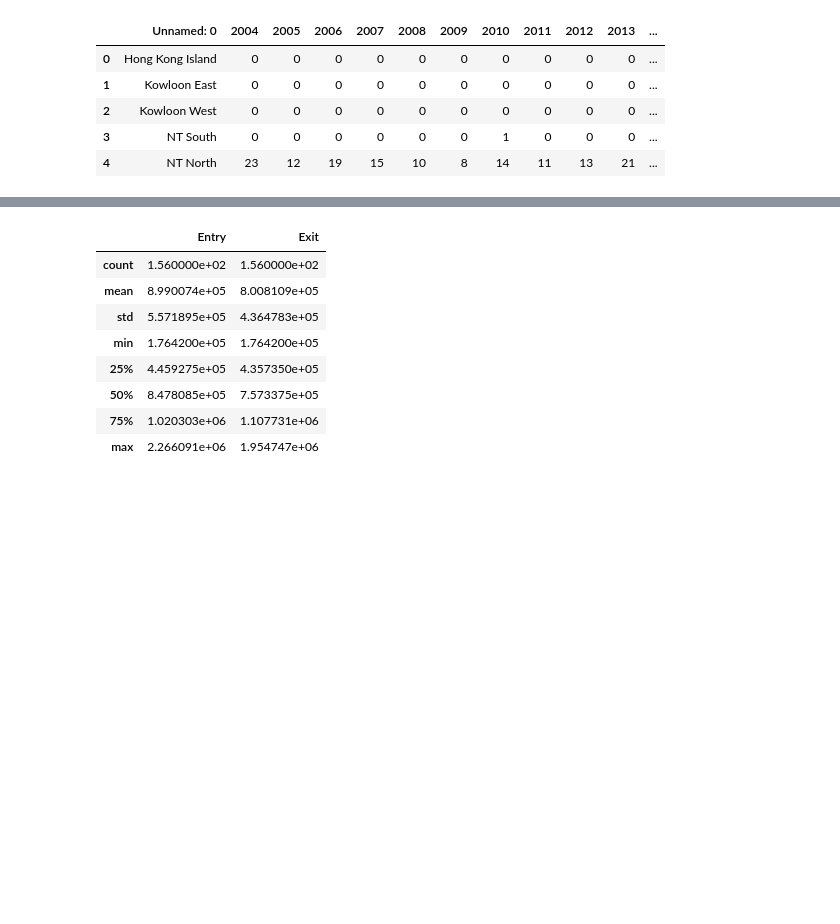
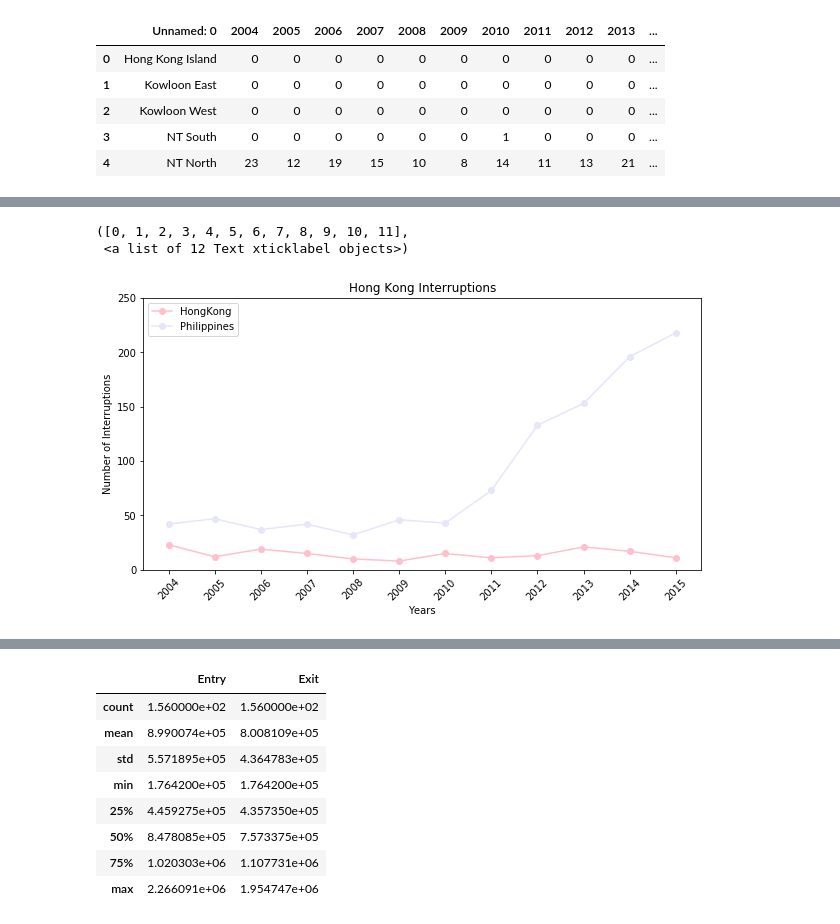
Before and after one commit to kylesantiago/-DATASCI-Final, a Jupyter notebook: [DATASCI] Final.ipynb, the cells around one changed output, grey strips where cells are left out. Drawn from its saved outputs; the diff is of its cells as text; code cells hidden in the pictures; blank space fills up the shorter version.

```diff
--- a/[DATASCI] Final.ipynb
+++ b/[DATASCI] Final.ipynb
@@ -120,0 +175,20 @@ plt.xticks(rotation=45)
+# %%
+fig = plt.figure(figsize=(10, 5))
+
+ax = fig.add_subplot(1,1,1)
+
+ax.plot(tempDFHK.sum(axis = 0, skipna = True), label="HongKong", marker='o',color="pink")
+
+ax.plot(sumPH, label="Philippines", marker='o',color="lavender")
+
+ax.set_ylabel('Number of Interruptions')
+ax.set_xlabel('Years')
+ax.set_title('Hong Kong Interruptions')
+ax.set_ylim(ymin=0,ymax=250)
+
+plt.legend()
+plt.xticks(rotation=45)
+# %% [output]
+([0, 1, 2, 3, 4, 5, 6, 7, 8, 9, 10, 11],
+ <a list of 12 Text xticklabel objects>)
+[figure, added]
```
Also changed, not shown: parts of 70 cells of this notebook, 9 other files.
